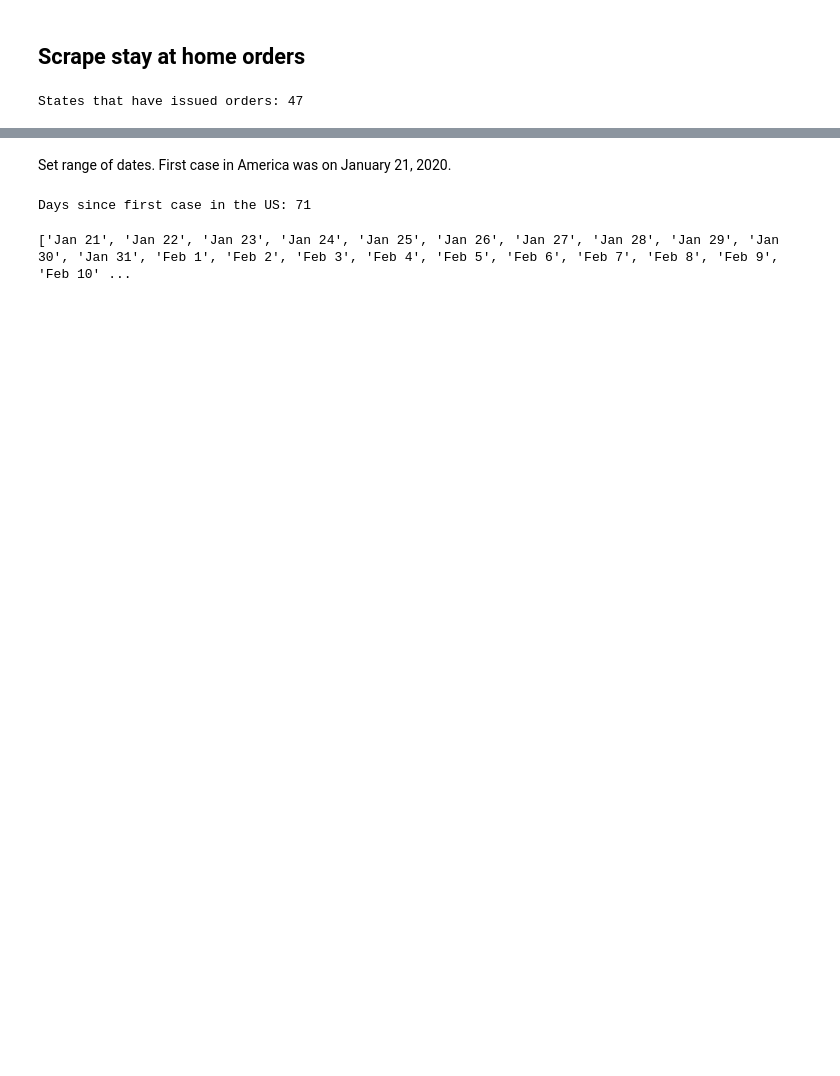
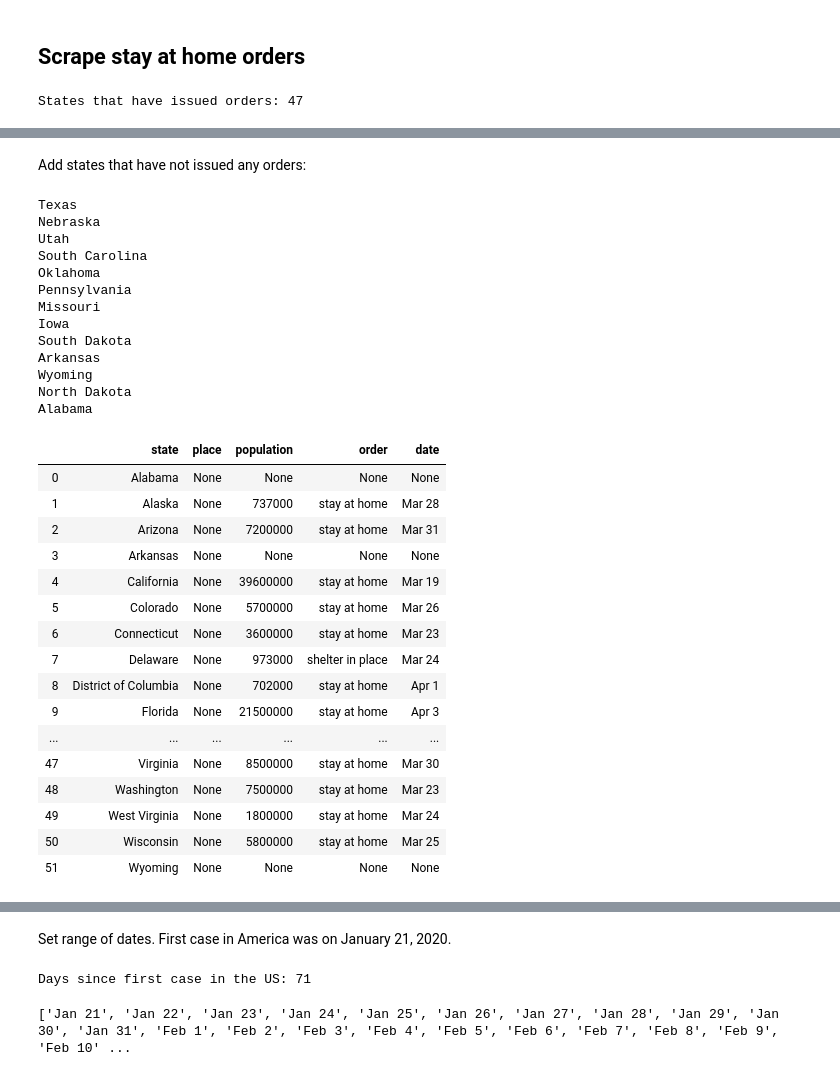
Before and after one commit to brienna/covid-19, a Jupyter notebook: social distancing visualizations.ipynb, the cells around one changed output, grey strips where cells are left out. Drawn from its saved outputs; the diff is of its cells as text; code cells hidden in the pictures; blank space fills up the shorter version.

```diff
--- a/social distancing visualizations.ipynb
+++ b/social distancing visualizations.ipynb
@@ -113,0 +199,44 @@ state_orders
+# %% [markdown]
+Add states that have not issued any orders:
+# %%
+state_names = list(state_cases['state'].value_counts().keys())
+state_names.remove('Puerto Rico')
+state_names.remove('Guam')
+state_names.remove('Northern Mariana Islands')
+state_names.remove('Virgin Islands')
+
+for name in state_names:
+    if name not in state_orders['state'].values:
+        print(name)
+        state_orders = state_orders.append({'state': name, 'place': None, 'population': None, 'order': None, 'date': None}, ignore_index=True)
+# %% [output]
+Texas
+Nebraska
+Utah
+South Carolina
+Oklahoma
+Pennsylvania
+Missouri
+Iowa
+South Dakota
+Arkansas
+Wyoming
+North Dakota
+Alabama
+|  | state | place | population | order | date |
+| 0 | Alabama | None | None | None | None |
+| 1 | Alaska | None | 737000 | stay at home | Mar 28 |
+| 2 | Arizona | None | 7200000 | stay at home | Mar 31 |
+| 3 | Arkansas | None | None | None | None |
+| 4 | California | None | 39600000 | stay at home | Mar 19 |
+| 5 | Colorado | None | 5700000 | stay at home | Mar 26 |
+| 6 | Connecticut | None | 3600000 | stay at home | Mar 23 |
+| 7 | Delaware | None | 973000 | shelter in place | Mar 24 |
+| 8 | District of Columbia | None | 702000 | stay at home | Apr 1 |
+| 9 | Florida | None | 21500000 | stay at home | Apr 3 |
+| ... | ... | ... | ... | ... | ... |
+| 47 | Virginia | None | 8500000 | stay at home | Mar 30 |
+| 48 | Washington | None | 7500000 | stay at home | Mar 23 |
+| 49 | West Virginia | None | 1800000 | stay at home | Mar 24 |
+| 50 | Wisconsin | None | 5800000 | stay at home | Mar 25 |
+| 51 | Wyoming | None | None | None | None |
```
Also changed, not shown: parts of 20 cells of this notebook.
